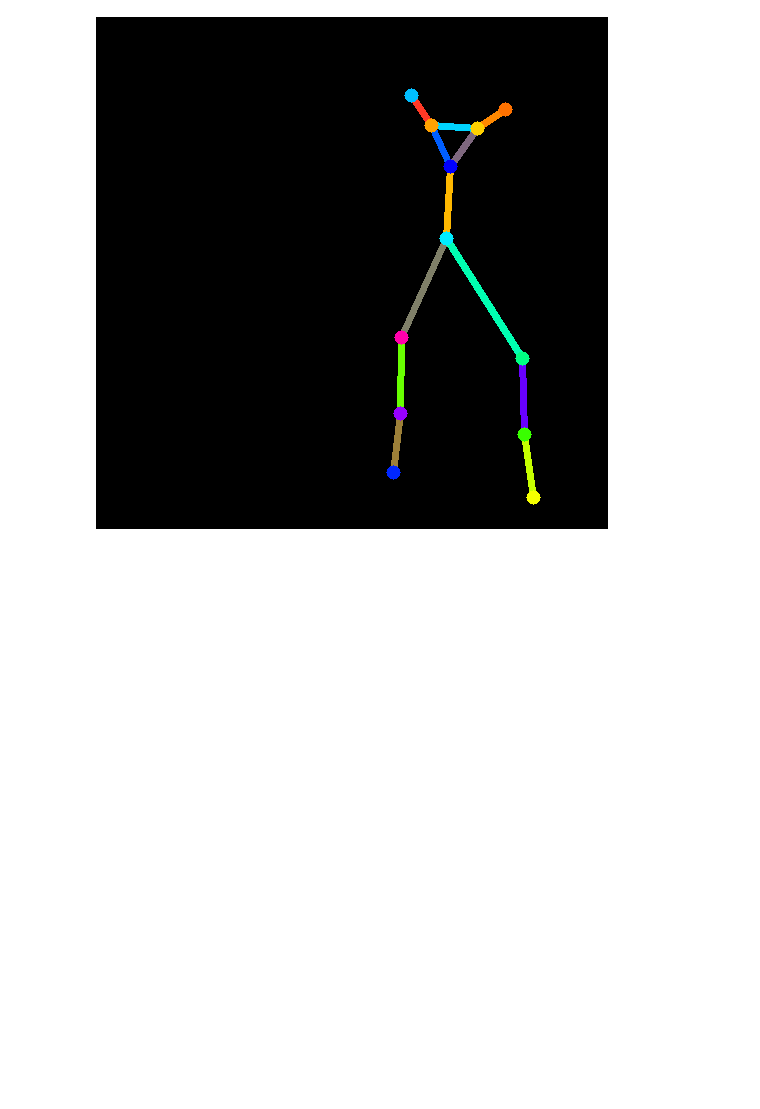
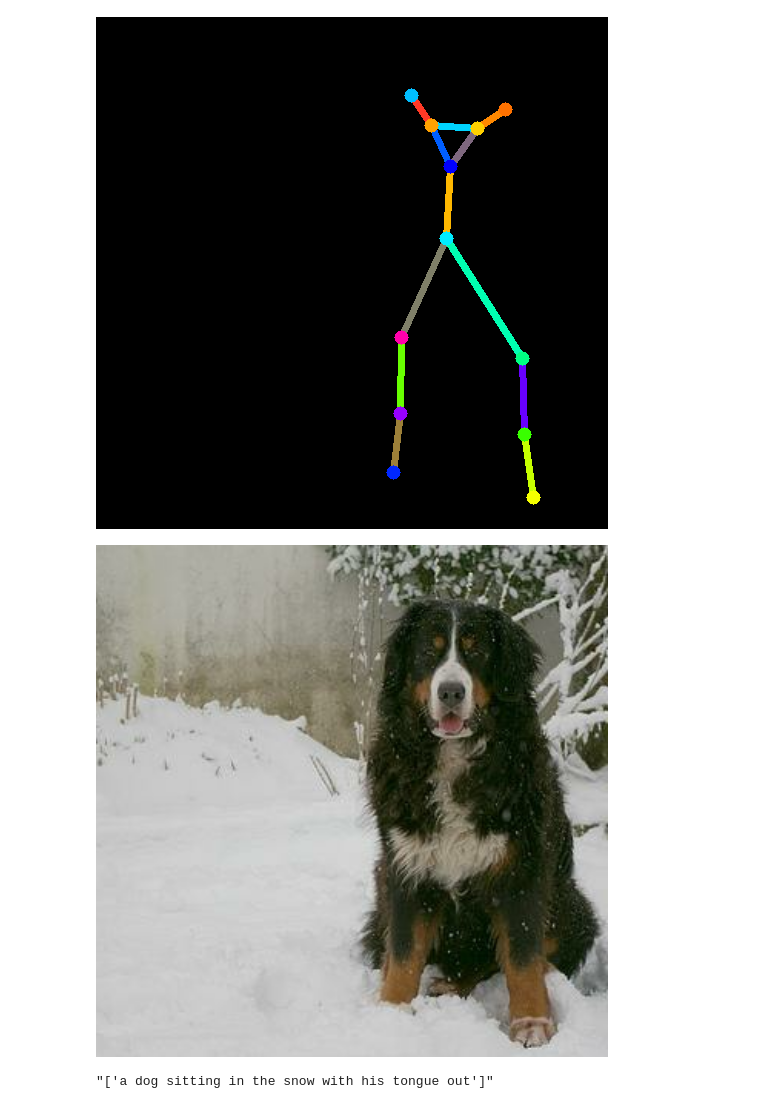
Before and after one commit to AI6132-PROJECT-NTU-MSAI-2025/Projects-AI6132-GENERATIVE-AI-FOR-VISUAL-SYNTHESIS, a Jupyter notebook: test_score_compute.ipynb, the cells around one changed output. Saved outputs shown, nothing was run; the diff lists cells and outputs as text; code cells hidden in the pictures; blank space fills up the shorter version.

```diff
--- a/test_score_compute.ipynb
+++ b/test_score_compute.ipynb
@@ -91,3 +91,11 @@ def extract_and_decode_image(image_data):
 extract_and_decode_image(data_frame.conditioning_image[0])
 # %% [output]
 [figure]
+# %%
+extract_and_decode_image(data_frame.original_image[0])
+# %% [output]
+[figure, added]
+# %%
+data_frame.caption[0]
+# %% [output]
+"['a dog sitting in the snow with his tongue out']"
```
Also changed, not shown: 1 other file.
